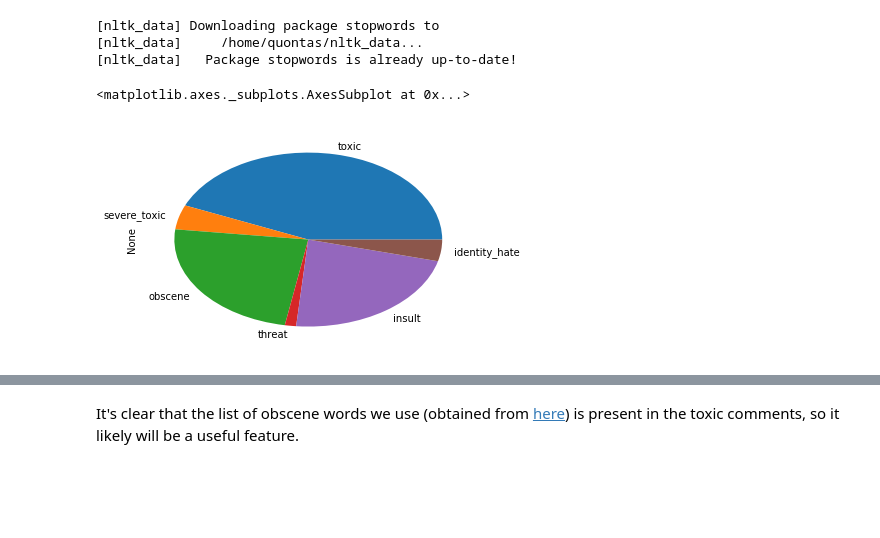
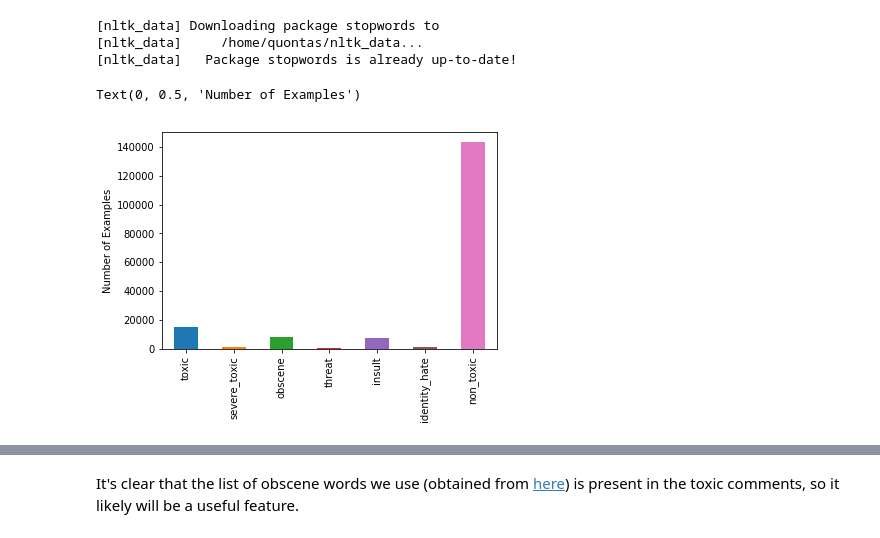
Before and after one commit to SaltyQuetzals/Toxicroak, a Jupyter notebook: src/Data Inspection.ipynb, the cells around one changed output, grey strips where cells are left out. Cells and saved outputs as stored; diff of their text form; code cells hidden in the pictures; blank space fills up the shorter version.

```diff
--- a/src/Data Inspection.ipynb
+++ b/src/Data Inspection.ipynb
@@ -26,12 +23,21 @@ def toxic(row):
+# %%
+def non_toxic(row):
+    return int(all(cell == 0 for cell in row))
 # %%
 df = pd.read_csv(training_data_path)
+if 'non_toxic' in LABEL_COLS:
+    LABEL_COLS.remove('non_toxic')
+df['non_toxic'] = df[LABEL_COLS].apply(lambda x: non_toxic(x), axis=1)
 X = df['comment_text']
+if 'non_toxic' not in LABEL_COLS:
+    LABEL_COLS += ['non_toxic']
 y = df[LABEL_COLS]
 
-y.sum().plot(kind='pie')
+y.sum().plot(kind='bar')
+plt.ylabel('Number of Examples')
 # %% [output]
-<matplotlib.axes._subplots.AxesSubplot at 0x...>
+Text(0, 0.5, 'Number of Examples')
-[figure, old version]
+[figure, new version]
 # %%
 words = []
 BAD_WORDS = load_bad_words()
```
Also changed, not shown: parts of 2 cells of this notebook, 11 other files.
